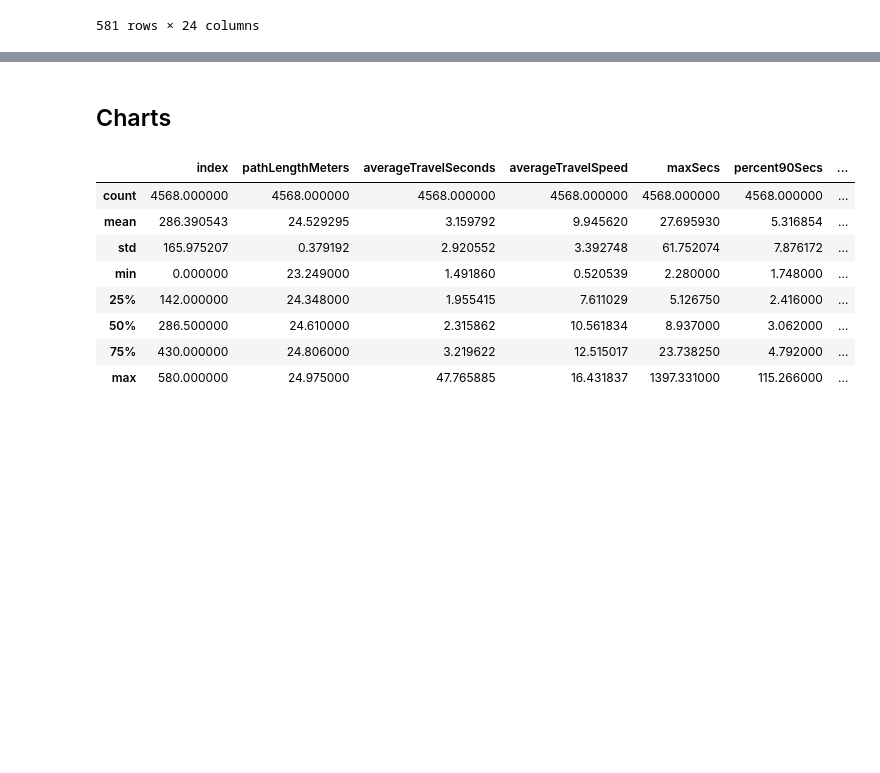
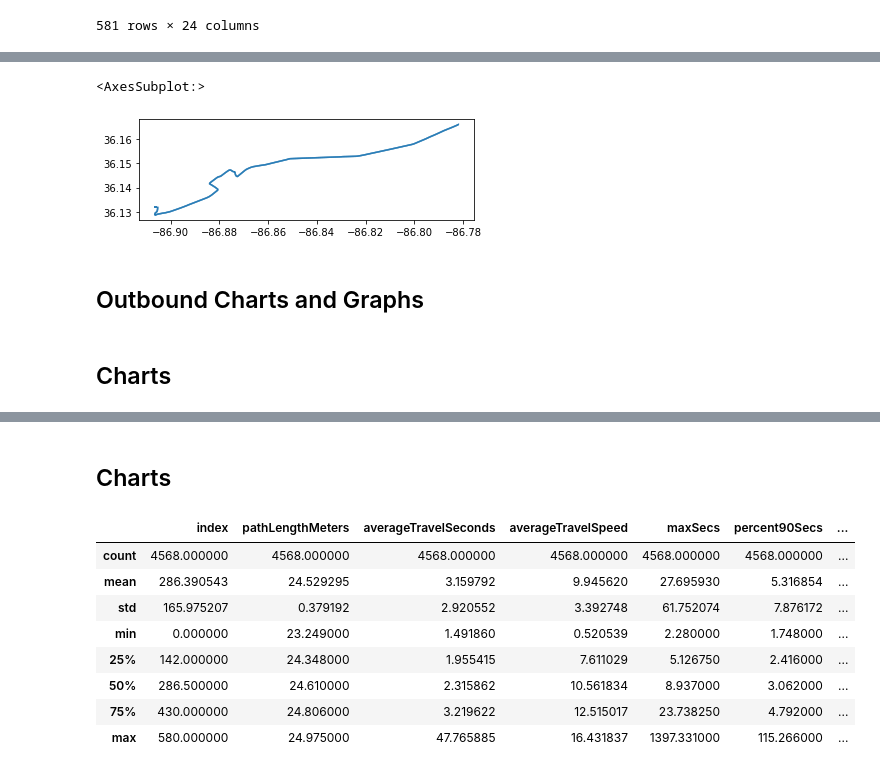
Before and after one commit to MylahKate/wego-scar, a Jupyter notebook: notebooks/Rt50_MF_WeGo_6to12.ipynb, the cells around one changed output, grey strips where cells are left out. Drawn from its saved outputs; the diff is of its cells as text; code cells hidden in the pictures; blank space fills up the shorter version.

Commit message:
in and outbound split

```diff
--- a/notebooks/Rt50_MF_WeGo_6to12.ipynb
+++ b/notebooks/Rt50_MF_WeGo_6to12.ipynb
@@ -630,0 +656,5 @@ over_out_juntojul
+# %%
+main_over_in_summer = pd.concat([over_in_maytojun, over_in_juntojul])
+main_over_in_summer = main_over_in_summer.reset_index()
+
+main_over_in_summer
@@ -630,0 +689,4 @@ over_out_juntojul
+# %%
+over_in_summer = main_over_in_summer.loc[main_over_in_summer['proportion_of_segments'] >= 0.5]\
+
+over_in_summer.describe()
@@ -630,0 +711,11 @@ over_out_juntojul
+# %%
+over_in_summer.plot()
+# %% [output]
+<AxesSubplot:>
+[figure, added]
+# %% [markdown]
+Outbound Charts and Graphs
+------
+# %% [markdown]
+Charts
+----
```
Also changed, not shown: parts of 26 cells of this notebook.
